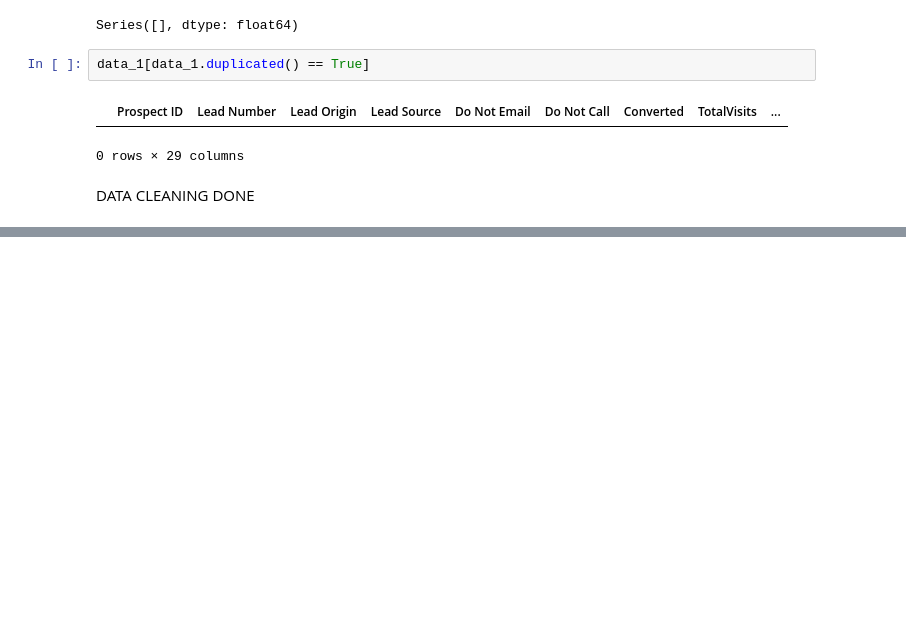
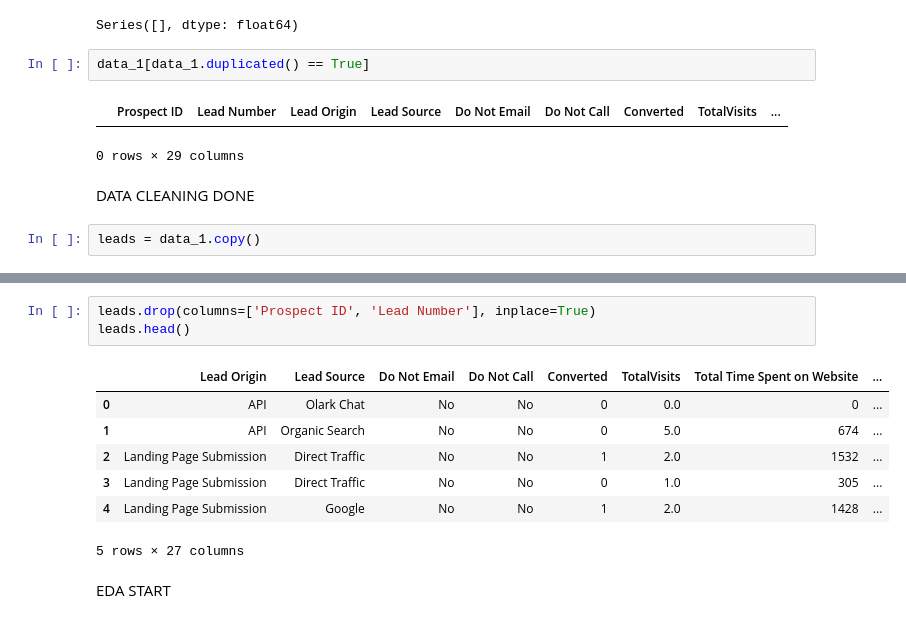
Before and after one commit to pratiksinha35/lead_score, a Jupyter notebook: Model.ipynb, the cells around one changed output, grey strips where cells are left out. Cells and saved outputs as stored; diff of their text form; blank space fills up the shorter version.

Commit message:
EDA start cat and num variables differentiated

```diff
--- a/Model.ipynb
+++ b/Model.ipynb
@@ -255,3 +255,5 @@ data_1[data_1.duplicated() == True]
 0 rows × 29 columns
 # %% [markdown]
 DATA CLEANING DONE
+# %%
+leads = data_1.copy()
@@ -257,0 +285,13 @@ DATA CLEANING DONE
+# %%
+leads.drop(columns=['Prospect ID', 'Lead Number'], inplace=True)
+leads.head()
+# %% [output]
+|  | Lead Origin | Lead Source | Do Not Email | Do Not Call | Converted | TotalVisits | Total Time Spent on Website | ... |
+| 0 | API | Olark Chat | No | No | 0 | 0.0 | 0 | ... |
+| 1 | API | Organic Search | No | No | 0 | 5.0 | 674 | ... |
+| 2 | Landing Page Submission | Direct Traffic | No | No | 1 | 2.0 | 1532 | ... |
+| 3 | Landing Page Submission | Direct Traffic | No | No | 0 | 1.0 | 305 | ... |
+| 4 | Landing Page Submission | Google | No | No | 1 | 2.0 | 1428 | ... |
+5 rows × 27 columns
+# %% [markdown]
+EDA START
```
Also changed, not shown: parts of 8 cells of this notebook.
